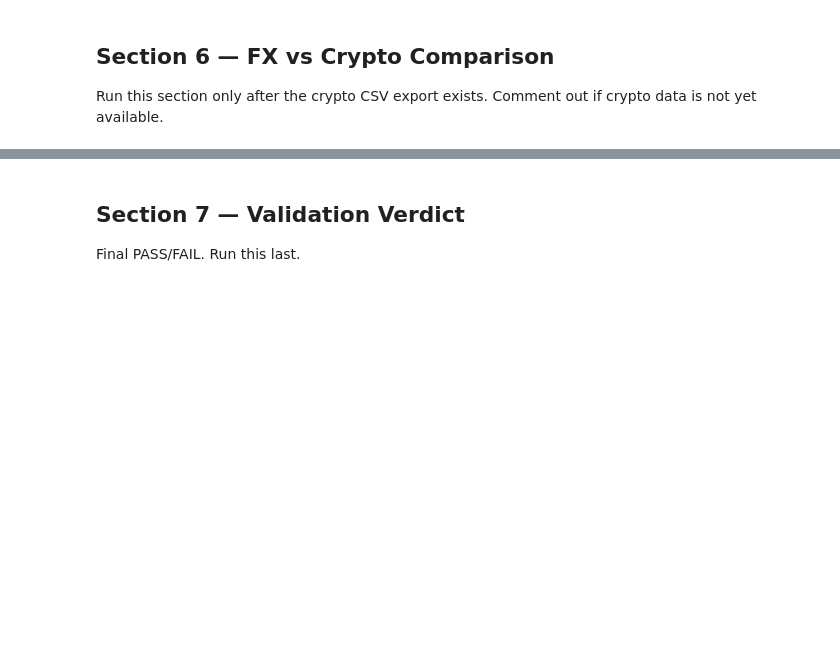
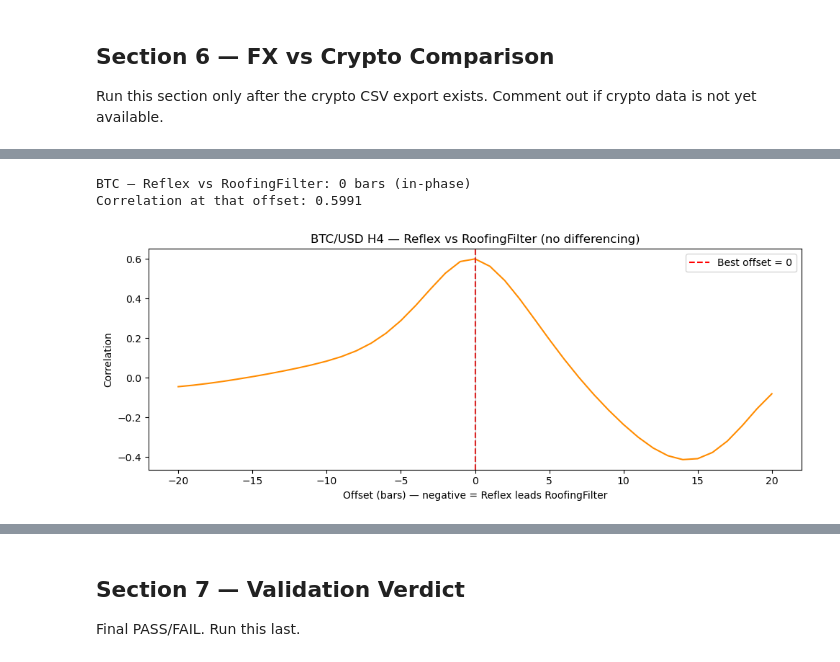
Before and after one commit to eyalperel/fx-trading-systems, a Jupyter notebook: analysis/notebooks/Week11_Reflex_Analysis.ipynb, the cells around one changed output, grey strips where cells are left out. Drawn from its saved outputs; the diff is of its cells as text; code cells hidden in the pictures; blank space fills up the shorter version.

```diff
--- a/analysis/notebooks/Week11_Reflex_Analysis.ipynb
+++ b/analysis/notebooks/Week11_Reflex_Analysis.ipynb
@@ -287,0 +270,17 @@ print('Section 6 placeholder — uncomment when crypto CSV is ready')
+# %%
+FX_CSV_BTC = 'C:/zorro/Data/Reflex_BTCUSD_H4.csv'
+
+def load_reflex_csv_btc(filepath: str) -> pd.DataFrame:
+    """
+    Same loader logic as FX, but BTC trades 24/7 so we reconstruct dates
+    with freq='4h' (calendar hours), not bdate_range (business days) —
+    same gotcha already logged in project memory for crypto date handling.
+    """
+    df = pd.read_csv(filepath)
+    df.index = pd.date_range(start='2018-01-01', periods=len(df), freq='4h')
+    df.dropna(inplace=True)
+    print(f'Loaded {len(df)} bars, {df.index[0]} to {df.index[-1]}')
+    return df
+
+df_btc = load_reflex_csv_btc(FX_CSV_BTC)
+df_btc.head()
@@ -287,0 +295,22 @@ print('Section 6 placeholder — uncomment when crypto CSV is ready')
+# %%
+result_btc = two_sided_lag(df_btc['roofing'], df_btc['reflex'], max_lag=20)
+print(f"BTC — Reflex vs RoofingFilter: {result_btc['lag_bars']} bars "
+      f"({'Reflex leads' if result_btc['lag_bars'] < 0 else 'Reflex lags' if result_btc['lag_bars'] > 0 else 'in-phase'})")
+print(f"Correlation at that offset: {result_btc['correlation']}")
+
+plt.figure(figsize=(10, 4))
+offsets = sorted(result_btc['curve'].keys())
+plt.plot(offsets, [result_btc['curve'][k] for k in offsets], color='darkorange', linewidth=1.5)
+plt.axvline(result_btc['lag_bars'], color='red', linestyle='--', label=f"Best offset = {result_btc['lag_bars']}")
+plt.axvline(0, color='gray', linewidth=0.8, alpha=0.5)
+plt.title('BTC/USD H4 — Reflex vs RoofingFilter (no differencing)')
+plt.xlabel('Offset (bars) — negative = Reflex leads RoofingFilter')
+plt.ylabel('Correlation')
+plt.legend()
+plt.tight_layout()
+plt.savefig('Week11_Reflex_vs_Roofing_Lag_BTC.png', dpi=150, bbox_inches='tight')
+plt.show()
+# %% [output]
+BTC — Reflex vs RoofingFilter: 0 bars (in-phase)
+Correlation at that offset: 0.5991
+[figure, added]
```
Also changed, not shown: parts of 9 cells of this notebook, 2 other files.
